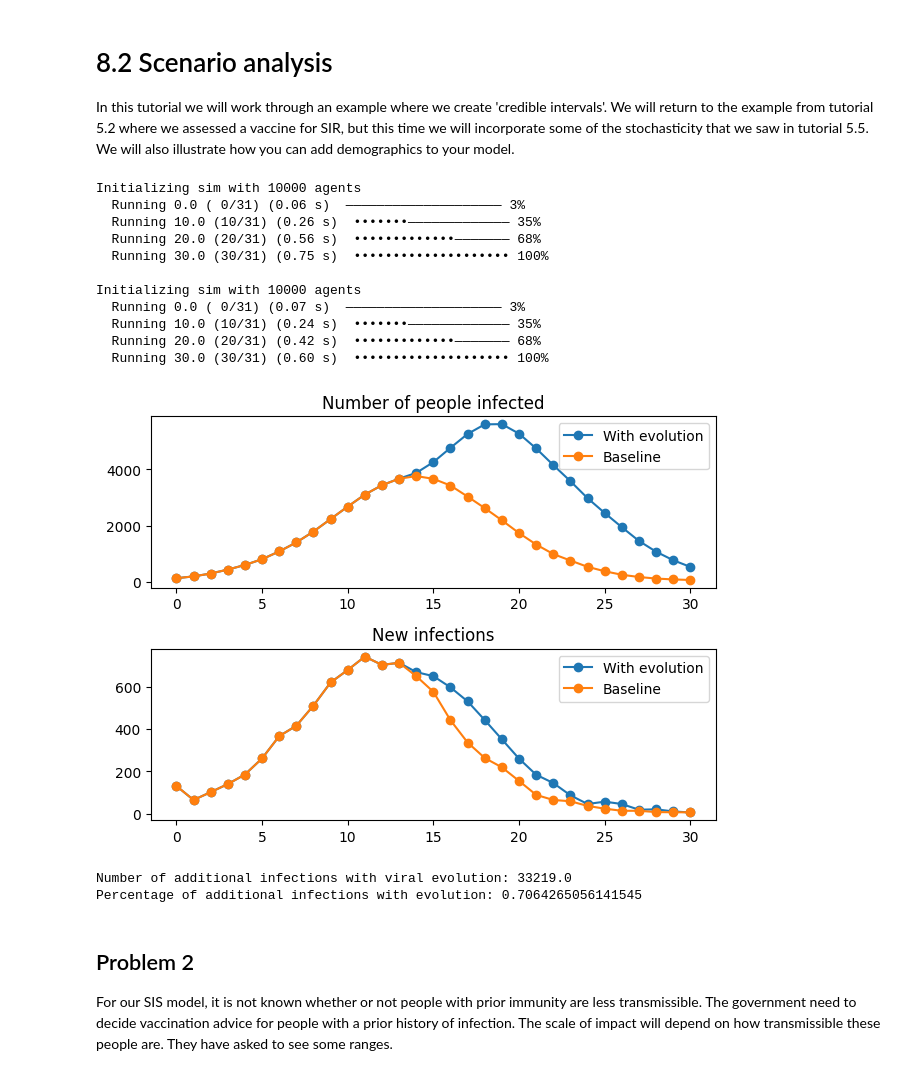
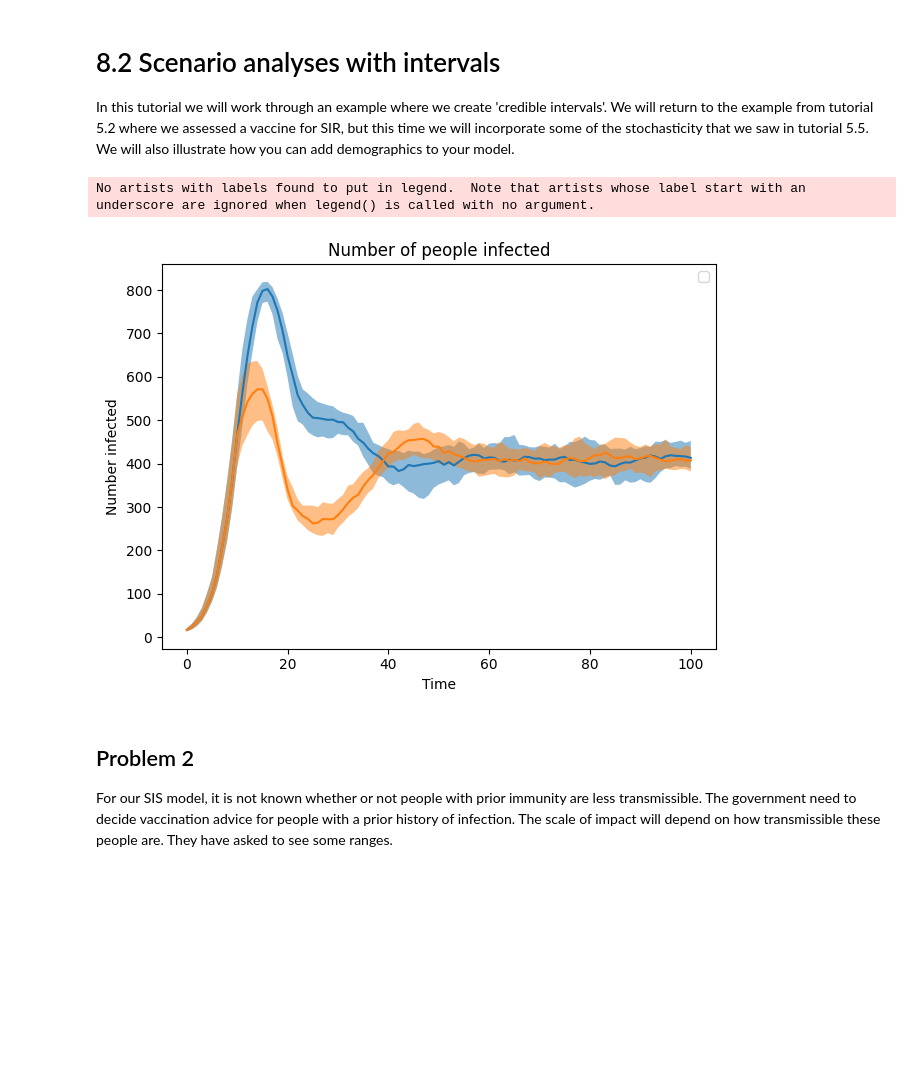
Before and after one commit to APHRC-DSE/ABM-Modelling, a Jupyter notebook: tutorials/tut8.2_scenarios.ipynb, the cells around one changed output. Saved outputs shown, nothing was run; the diff lists cells and outputs as text; code cells hidden in the pictures; blank space fills up the shorter version.

```diff
--- a/tutorials/tut8.2_scenarios.ipynb
+++ b/tutorials/tut8.2_scenarios.ipynb
@@ -1,5 +1,5 @@
 # %% [markdown]
-# 8.2 Scenario analysis
+# 8.2 Scenario analyses with intervals
 
 In this tutorial we will work through an example where we create 'credible intervals'. We will return to the example from tutorial 5.2 where we assessed a vaccine for SIR, but this time we will incorporate some of the stochasticity that we saw in tutorial 5.5. We will also illustrate how you can add demographics to your model.
 # %%
@@ -26,68 +26,71 @@ class Vaccine(ss.Intervention):
             sis.immunity[vaccine_ids] += self.imm_boost
 
 
-def make_run_sim(beta=0.05, waning=0.05, seed=1, use_vaccine=False, timestep=10, prob=0.5, imm_boost=2.0):
+def make_run_sim(n_timesteps=100, seed=1, use_vaccine=False, timestep=10, prob=0.5, imm_boost=2.0):
 
     pars = dict(
         n_agents = 1000,
         start = 0,
-        end = 100,
+        end = n_timesteps,
         dt = 1.0,
         verbose = 0,
         rand_seed = seed,
         networks = 'random',
         diseases = dict(
             type = 'sis',
-            beta = beta,
-            waning = waning,
+            beta = 0.05,
+            waning = 0.05,
         )
     )
 
     # Define "baseline" and "intervention" sims without and with the vaccine
     if use_vaccine:
         vaccine = Vaccine(timestep=timestep, prob=prob, imm_boost=imm_boost)
         sim = ss.Sim(pars, interventions=vaccine)
     else:
         sim = ss.Sim(pars)
 
     # Run the simulation
     sim.run()
     results = sc.objdict()
+    results.seed = seed
     results.time = sim.yearvec
     results.n_infected = sim.results.sis.n_infected
     return results
 
+# Make and run the simulation with different seeds
+n_seeds = 20  # Don't use too many here or your sim will take a very long time!
+n_timesteps = 100  # Again, don't use too many
+baseline_results = np.empty((n_seeds, n_timesteps+1))
+vaccine_results = np.empty((n_seeds, n_timesteps+1))
+for seed in range(n_seeds): # Run over 5 different random seeds
+    results = make_run_sim(seed=seed) # Run the simulation with no vaccine
+    baseline_results[seed, :] = results.n_infected
+    results = make_run_sim(seed=seed, use_vaccine=True) # Run the simulation with the vaccine
+    vaccine_results[seed, :] = results.n_infected
 
-def plot(results, label=''):
-    pl.title('Number of people infected')
-    pl.plot(results.time, results.n_infected, label=label)
-    pl.xlabel('Time')
-    pl.ylabel('Number infected')
-    pl.legend()
-    sc.figlayout()
+lower_bound_baseline = np.quantile(baseline_results, 0.05, axis=0)
+median_baseline = np.quantile(baseline_results, 0.5, axis=0)
+upper_bound_baseline = np.quantile(baseline_results, 0.95, axis=0)
 
+lower_bound_vaccine = np.quantile(vaccine_results, 0.05, axis=0)
+median_vaccine = np.quantile(vaccine_results, 0.5, axis=0)
+upper_bound_vaccine = np.quantile(vaccine_results, 0.95, axis=0)
 
-# Make, run, and plot the simulation
-pl.figure() # Create the figure
-for seed in range(5): # Run over 5 different random seeds
-    pars = dict(beta=0.05, waning=0.05, seed=seed) # EXERCISE: update parameters
-    results = make_run_sim(**pars) # Run the simulation
-#    plot(results, f'Baseline {seed}') # Plot the results
+pl.figure()  # Create the figure
+pl.title('Number of people infected')
+pl.fill_between(results.time, lower_bound_baseline, upper_bound_baseline, alpha=0.5)
+pl.plot(results.time, median_baseline, label='Baseline')
+pl.fill_between(results.time, lower_bound_vaccine, upper_bound_vaccine, alpha=0.5)
+pl.plot(results.time, median_vaccine, label='With vaccine')
+pl.xlabel('Time')
+pl.ylabel('Number infected')
+pl.legend()
+sc.figlayout()
+pl.show()
 # %% [output]
-Initializing sim with 10000 agents
-  Running 0.0 ( 0/31) (0.06 s)  ———————————————————— 3%
-  Running 10.0 (10/31) (0.26 s)  •••••••————————————— 35%
-  Running 20.0 (20/31) (0.56 s)  •••••••••••••——————— 68%
-  Running 30.0 (30/31) (0.75 s)  •••••••••••••••••••• 100%
-
-Initializing sim with 10000 agents
-  Running 0.0 ( 0/31) (0.07 s)  ———————————————————— 3%
-  Running 10.0 (10/31) (0.24 s)  •••••••————————————— 35%
-  Running 20.0 (20/31) (0.42 s)  •••••••••••••——————— 68%
-  Running 30.0 (30/31) (0.60 s)  •••••••••••••••••••• 100%
+No artists with labels found to put in legend.  Note that artists whose label start with an underscore are ignored when legend() is called with no argument.
-[figure, old version]
+[figure, new version]
-Number of additional infections with viral evolution: 33219.0
-Percentage of additional infections with evolution: 0.7064265056141545
 # %% [markdown]
 ## Problem 2
 
```
